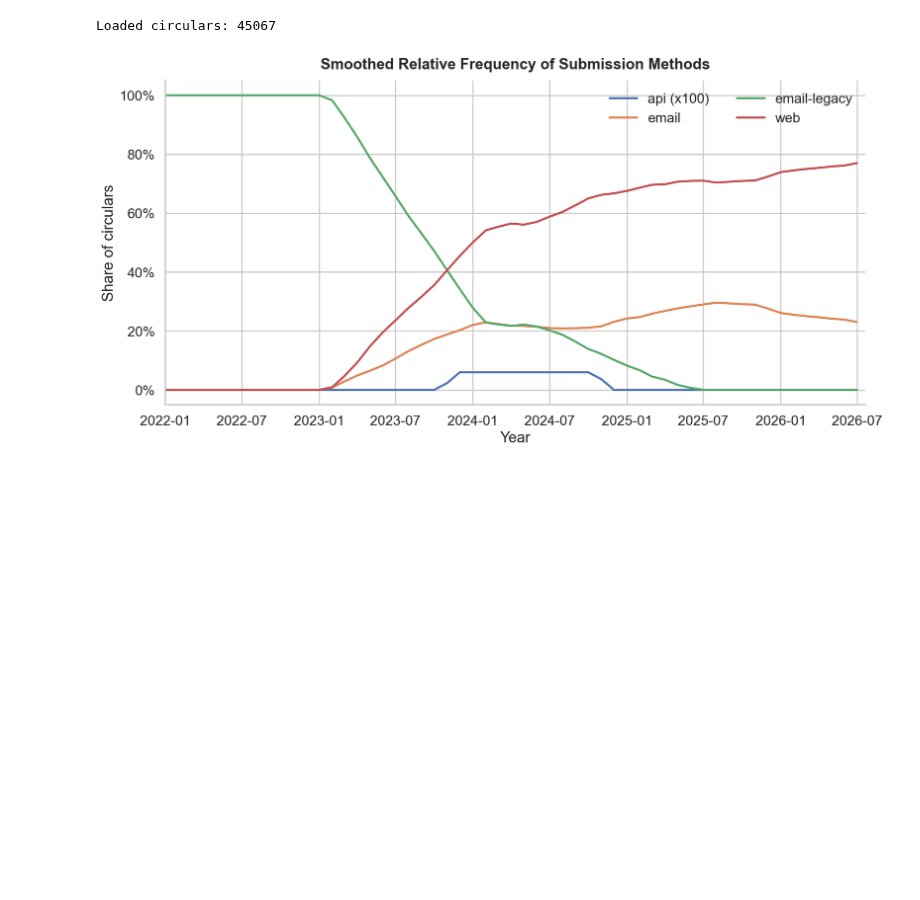
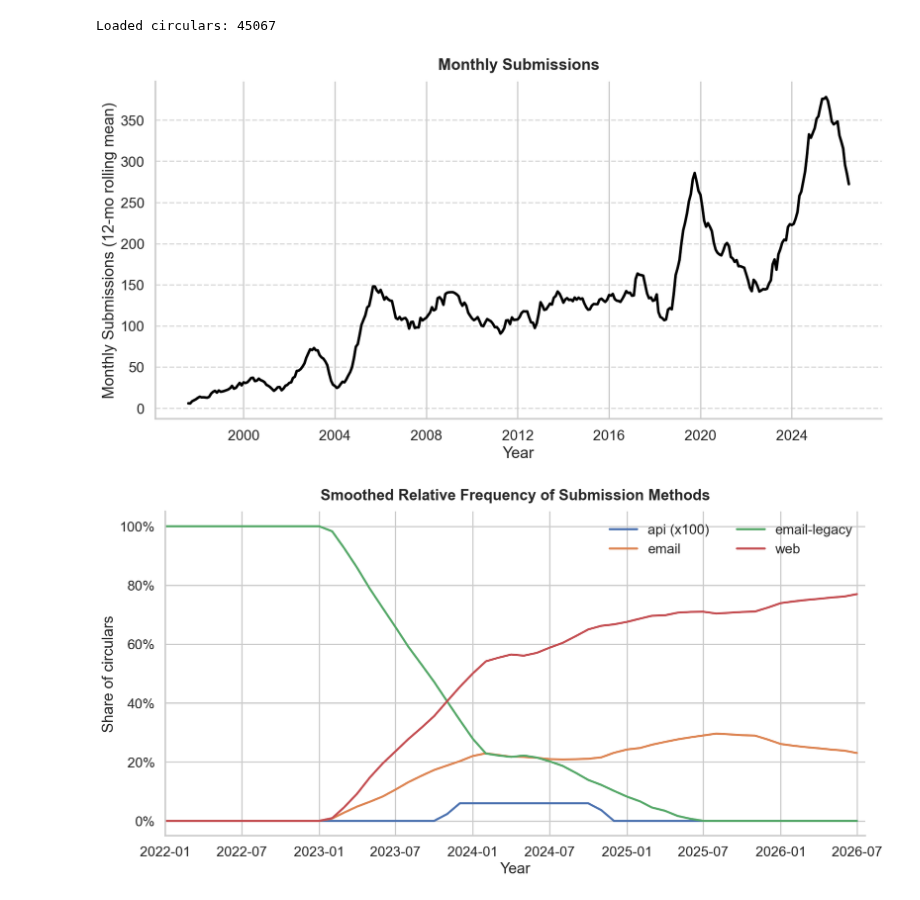
Before and after one commit to tylerbarna/gcn-regex, a Jupyter notebook: misc.ipynb, the cells around one changed output. Cells and saved outputs as stored; diff of their text form; code cells hidden in the pictures; blank space fills up the shorter version.

```diff
--- a/misc.ipynb
+++ b/misc.ipynb
@@ -90,6 +90,43 @@ if isinstance(circulars, list):
 print(f"Loaded circulars: {len(circulars)}")
 # %% [output]
 Loaded circulars: 45067
+# %%
+## number of submitted circulars over time
+circulars_submit_df = pd.DataFrame.from_records(
+    (
+        {
+            "createdOn": circular.get("createdOn"),
+            "submittedHow": circular.get("submittedHow") or "email-legacy",
+        }
+        for circular in circulars.values()
+    )
+)
+fig, ax = plt.subplots(figsize=(15, 7), dpi=140)
+circulars_submit_df["month"] = pd.to_datetime(
+    circulars_submit_df["createdOn"], unit="ms", errors="coerce"
+).dt.to_period("M").dt.to_timestamp()
+submit_counts = pd.crosstab(circulars_submit_df["month"], circulars_submit_df["submittedHow"]).sort_index()
+submit_counts_total = submit_counts.sum(axis=1)
+submit_counts_total_rolling = submit_counts_total.rolling(window=12, min_periods=1, center=True).mean()
+
+
+ax.set_title("Monthly Submissions", pad=14, weight="bold")
+ax.plot(
+    submit_counts_total_rolling.index,
+    submit_counts_total_rolling.values,
+    label="Total",
+    linewidth=3,
+    color="black",
+)
+
+ax.set_xlabel("Year")
+ax.set_ylabel("Monthly Submissions (12-mo rolling mean)")
+ax.grid(axis='y', linestyle='--', alpha=0.7)
+# ax.legend(ncol=2, frameon=False, loc="upper right")
+ax.spines["top"].set_visible(False)
+ax.spines["right"].set_visible(False)
+# %% [output]
+[figure, added]
 # %%
 ## relative frequency of submission method over time
 circulars_submit_df = pd.DataFrame.from_records(
```
Also changed, not shown: parts of 2 cells of this notebook.
